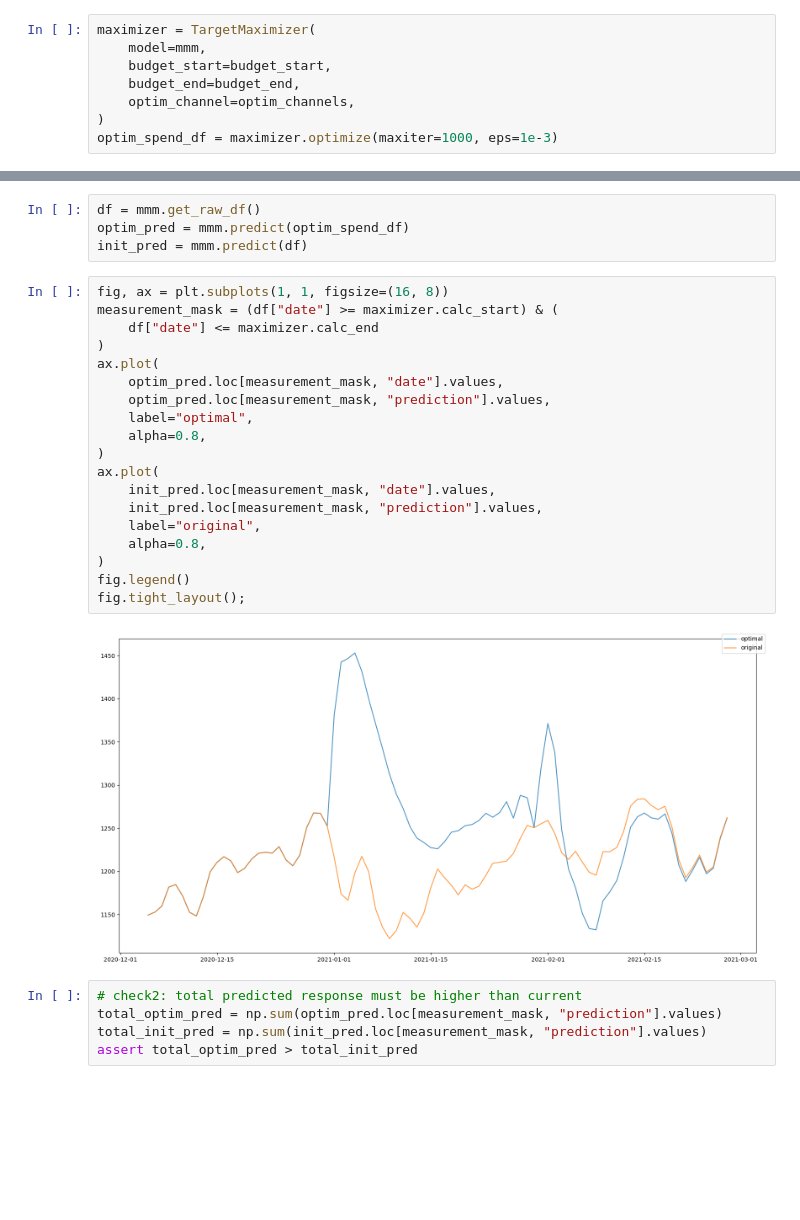
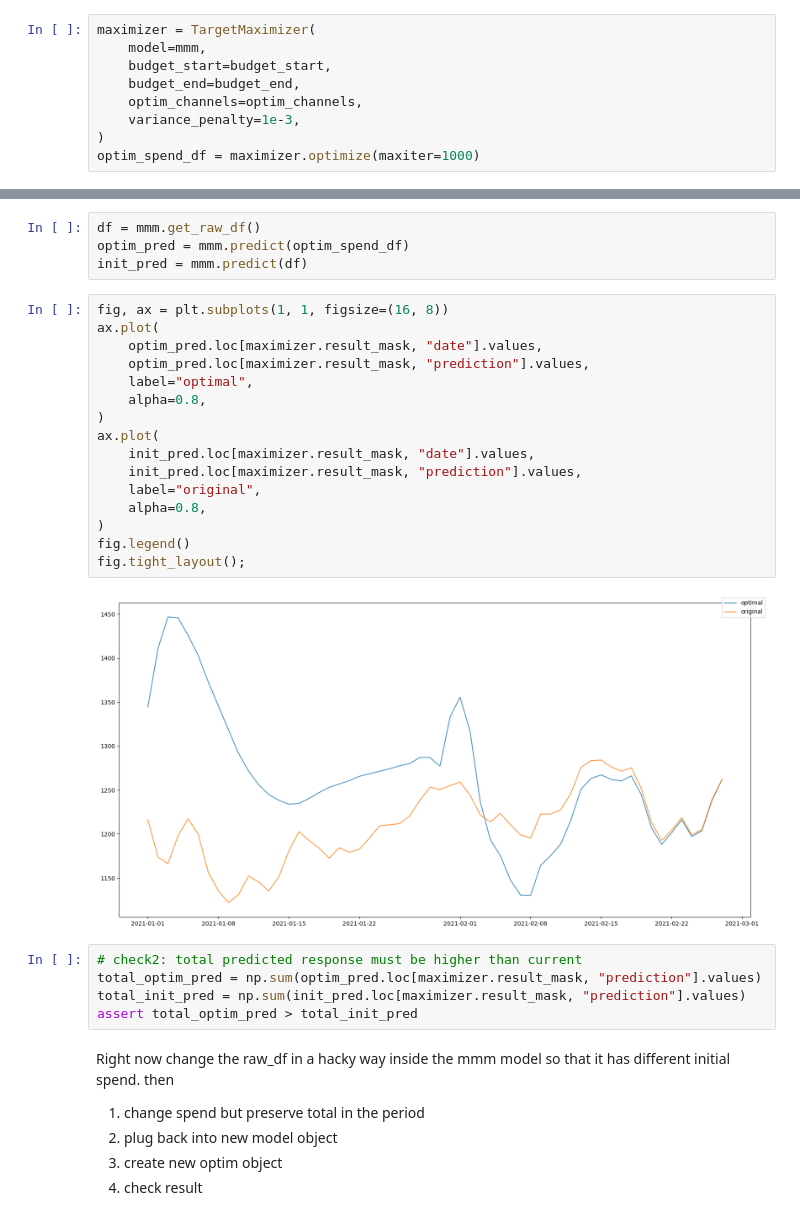
Before and after one commit to edwinnglabs/karpiu, a Jupyter notebook: docs/examples/target_max.ipynb, the cells around one changed output, grey strips where cells are left out. Cells and saved outputs as stored; diff of their text form; blank space fills up the shorter version.

```diff
--- a/docs/examples/target_max.ipynb
+++ b/docs/examples/target_max.ipynb
@@ -47,8 +41,9 @@ maximizer = TargetMaximizer(
     model=mmm,
     budget_start=budget_start,
     budget_end=budget_end,
-    optim_channel=optim_channels,
+    optim_channels=optim_channels,
+    variance_penalty=1e-3,
 )
-optim_spend_df = maximizer.optimize(maxiter=1000, eps=1e-3)
+optim_spend_df = maximizer.optimize(maxiter=1000)
 # %% [output]
 Optimization terminated successfully    (Exit mode 0)
@@ -133,27 +110,31 @@ optim_pred = mmm.predict(optim_spend_df)
 init_pred = mmm.predict(df)
 # %%
 fig, ax = plt.subplots(1, 1, figsize=(16, 8))
-measurement_mask = (df["date"] >= maximizer.calc_start) & (
-    df["date"] <= maximizer.calc_end
-)
 ax.plot(
-    optim_pred.loc[measurement_mask, "date"].values,
-    optim_pred.loc[measurement_mask, "prediction"].values,
+    optim_pred.loc[maximizer.result_mask, "date"].values,
+    optim_pred.loc[maximizer.result_mask, "prediction"].values,
     label="optimal",
     alpha=0.8,
 )
 ax.plot(
-    init_pred.loc[measurement_mask, "date"].values,
-    init_pred.loc[measurement_mask, "prediction"].values,
+    init_pred.loc[maximizer.result_mask, "date"].values,
+    init_pred.loc[maximizer.result_mask, "prediction"].values,
     label="original",
     alpha=0.8,
 )
 fig.legend()
 fig.tight_layout();
 # %% [output]
-[figure, old version]
+[figure, new version]
 # %%
 # check2: total predicted response must be higher than current
-total_optim_pred = np.sum(optim_pred.loc[measurement_mask, "prediction"].values)
-total_init_pred = np.sum(init_pred.loc[measurement_mask, "prediction"].values)
+total_optim_pred = np.sum(optim_pred.loc[maximizer.result_mask, "prediction"].values)
+total_init_pred = np.sum(init_pred.loc[maximizer.result_mask, "prediction"].values)
 assert total_optim_pred > total_init_pred
+# %% [markdown]
+Right now change the raw_df in a hacky way inside the mmm model so that it has different initial spend.
+then
+1. change spend but preserve total in the period
+2. plug back into new model object
+3. create new optim object
+4. check result
```
Also changed, not shown: parts of 22 cells of this notebook, 35 other files.
